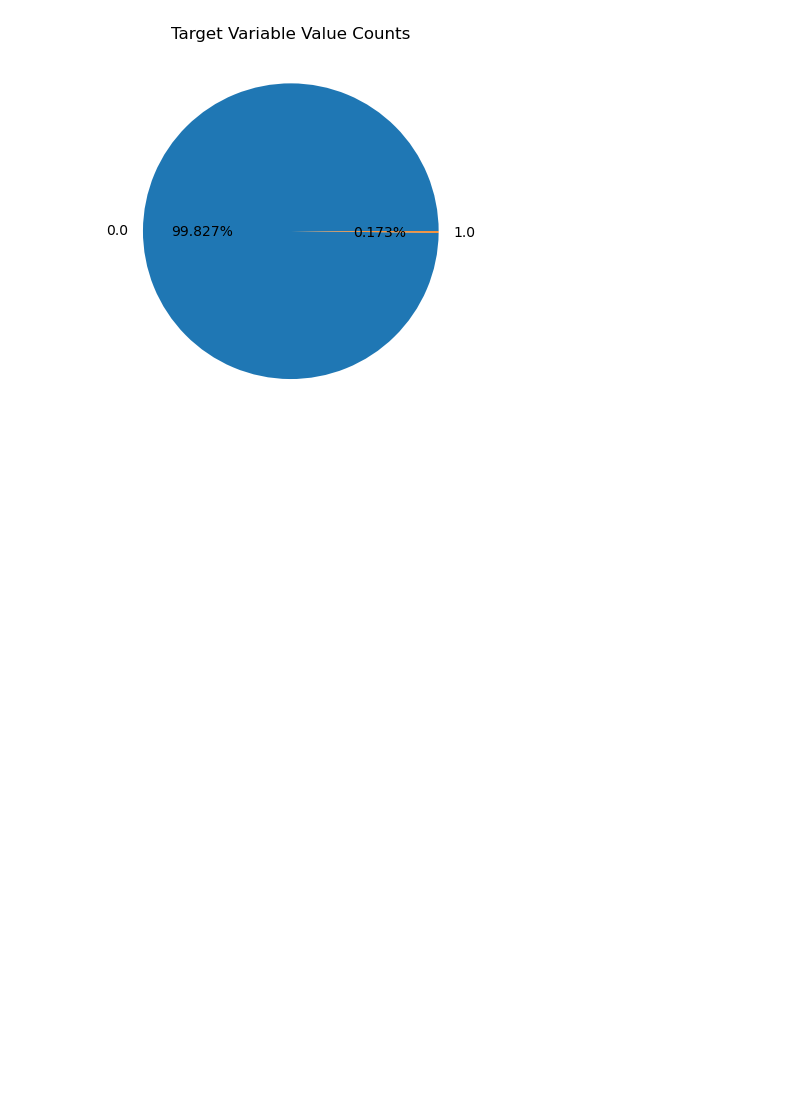
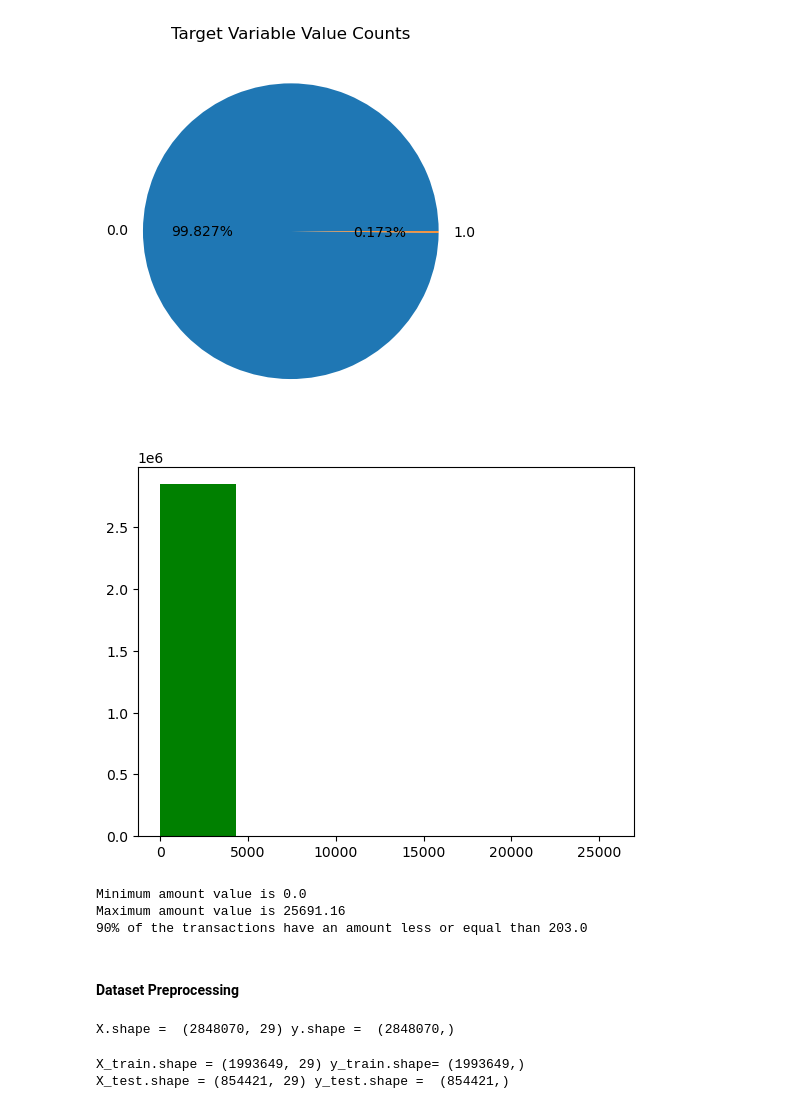
Before and after one commit to soumesh2002/Credit-Card-Fraud-Detection-using-SnapML, a Jupyter notebook: card_detection.ipynb, the cells around one changed output. Cells and saved outputs as stored; diff of their text form; code cells hidden in the pictures; blank space fills up the shorter version.

Commit message:
normalizing the data and spliting

```diff
--- a/card_detection.ipynb
+++ b/card_detection.ipynb
@@ -52,3 +52,19 @@ ax.set_title("Target Variable Value Counts")
 plt.show()
 # %% [output]
 [figure]
+# %%
+# 90th percentile
+plt.hist(new_df.Amount.values, 6, histtype='bar', facecolor='g')
+plt.show()
+# %% [output]
+[figure, added]
+# %%
+print("Minimum amount value is", np.min(new_df.Amount.values))
+print("Maximum amount value is", np.max(new_df.Amount.values))
+print("90% of the transactions have an amount less or equal than", np.percentile(raw_data.Amount.values, 90))
+# %% [output]
+Minimum amount value is 0.0
+Maximum amount value is 25691.16
+90% of the transactions have an amount less or equal than 203.0
+# %% [markdown]
+<h4>Dataset Preprocessing</h4>
@@ -54,0 +74,22 @@ plt.show()
+# %%
+# X: feature matrix
+X = data_matrix[:, 1:30]
+
+# y: labels vector
+y = data_matrix[:, 30]
+
+# data normalization
+X = normalize(X, norm="l1")
+
+# data shape
+print("X.shape = ", X.shape, "y.shape = ", y.shape)
+# %% [output]
+X.shape =  (2848070, 29) y.shape =  (2848070,)
+# %%
+# Dataset (Train/Test Split)
+X_train, X_test, y_train, y_test = train_test_split(X, y, test_size=0.3, random_state=42, stratify=y)
+print("X_train.shape =", X_train.shape, "y_train.shape=", y_train.shape)
+print("X_test.shape =", X_test.shape, "y_test.shape = ", y_test.shape)
+# %% [output]
+X_train.shape = (1993649, 29) y_train.shape= (1993649,)
+X_test.shape = (854421, 29) y_test.shape =  (854421,)
```
Also changed, not shown: parts of 1 cell of this notebook.
